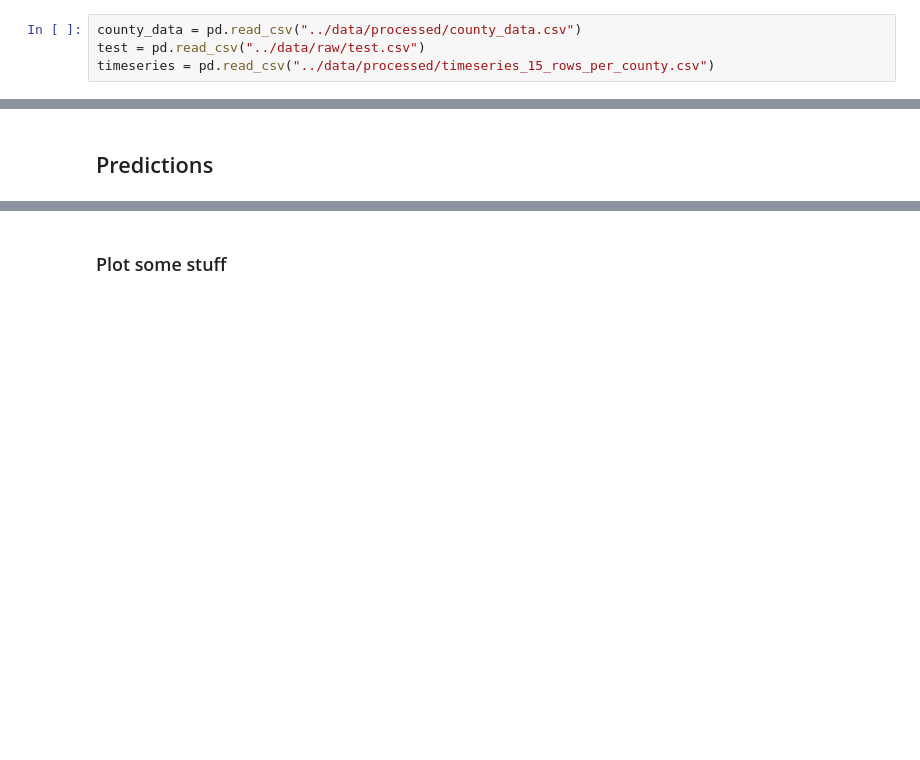
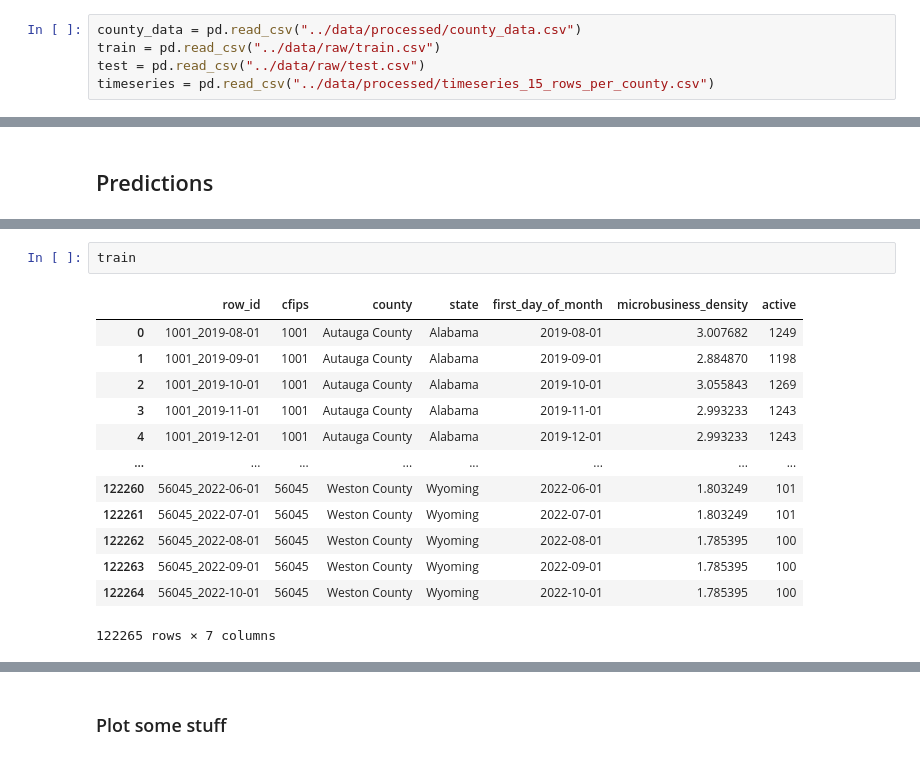
Before and after one commit to Jose-Sabater/kagglecomp-GoDaddy-timeseries, a Jupyter notebook: nb/03_02_dl_gru_pop_filtering.ipynb, the cells around one changed output, grey strips where cells are left out. Cells and saved outputs as stored; diff of their text form; blank space fills up the shorter version.

```diff
--- a/nb/03_02_dl_gru_pop_filtering.ipynb
+++ b/nb/03_02_dl_gru_pop_filtering.ipynb
@@ -15,6 +17,7 @@ import math
 - Baseline for other 50
 # %%
 county_data = pd.read_csv("../data/processed/county_data.csv")
+train = pd.read_csv("../data/raw/train.csv")
 test = pd.read_csv("../data/raw/test.csv")
 timeseries = pd.read_csv("../data/processed/timeseries_15_rows_per_county.csv")
 # %% [output]
@@ -294,2 +335,18 @@ result.to_csv("../data/submissions/dl_test_1.csv", index=False)
 # %% [output]
 [interactive output not drawn]
+# %%
+train
+# %% [output]
+|  | row_id | cfips | county | state | first_day_of_month | microbusiness_density | active |
+| 0 | 1001_2019-08-01 | 1001 | Autauga County | Alabama | 2019-08-01 | 3.007682 | 1249 |
+| 1 | 1001_2019-09-01 | 1001 | Autauga County | Alabama | 2019-09-01 | 2.884870 | 1198 |
+| 2 | 1001_2019-10-01 | 1001 | Autauga County | Alabama | 2019-10-01 | 3.055843 | 1269 |
+| 3 | 1001_2019-11-01 | 1001 | Autauga County | Alabama | 2019-11-01 | 2.993233 | 1243 |
+| 4 | 1001_2019-12-01 | 1001 | Autauga County | Alabama | 2019-12-01 | 2.993233 | 1243 |
+| ... | ... | ... | ... | ... | ... | ... | ... |
+| 122260 | 56045_2022-06-01 | 56045 | Weston County | Wyoming | 2022-06-01 | 1.803249 | 101 |
+| 122261 | 56045_2022-07-01 | 56045 | Weston County | Wyoming | 2022-07-01 | 1.803249 | 101 |
+| 122262 | 56045_2022-08-01 | 56045 | Weston County | Wyoming | 2022-08-01 | 1.785395 | 100 |
+| 122263 | 56045_2022-09-01 | 56045 | Weston County | Wyoming | 2022-09-01 | 1.785395 | 100 |
+| 122264 | 56045_2022-10-01 | 56045 | Weston County | Wyoming | 2022-10-01 | 1.785395 | 100 |
+122265 rows × 7 columns
```
Also changed, not shown: parts of 26 cells of this notebook, 1 other file.
